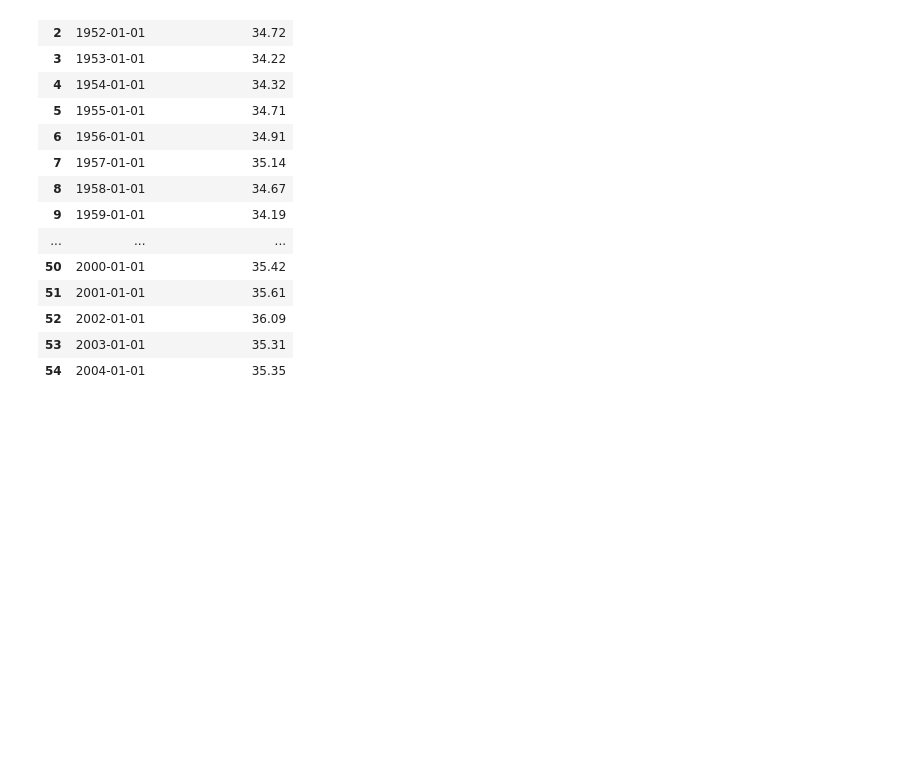
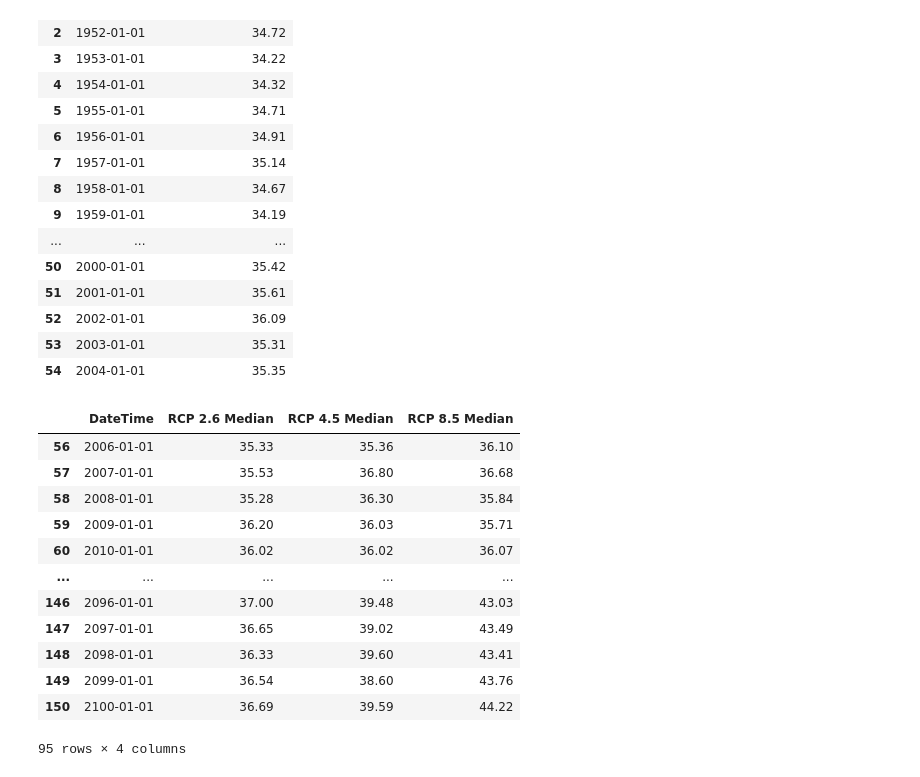
Before and after one commit to data301-2021-winter1/project-group70-project, a Jupyter notebook: notebooks/analysis3.ipynb, the cells around one changed output. Saved outputs shown, nothing was run; the diff lists cells and outputs as text; code cells hidden in the pictures; blank space fills up the shorter version.

```diff
--- a/notebooks/analysis3.ipynb
+++ b/notebooks/analysis3.ipynb
@@ -212,6 +213,38 @@ df
 | 52 | 2002-01-01 | 36.09 |
 | 53 | 2003-01-01 | 35.31 |
 | 54 | 2004-01-01 | 35.35 |
+# %%
+#chain for projected data
+import pandas as pd
+import numpy as np
+hottestday = pd.read_csv ('../data/raw/Hottest_Day.csv') # this a data file that gets loaded
+path = '../data/raw/Hottest_Day.csv'
+# Method chaining begins
+
+
+df = (
+   pd.read_csv(path)
+
+           [56:151]
+            .dropna(axis='columns',how='all')
+            .drop(columns=["RCP 8.5 Range (high)","RCP 8.5 Range (low)","RCP 4.5 Range (high)","RCP 4.5 Range (low)","RCP 2.6 Range (high)","RCP 2.6 Range (low)"])
+)
+
+df
+# %% [output]
+|  | DateTime | RCP 2.6 Median | RCP 4.5 Median | RCP 8.5 Median |
+| 56 | 2006-01-01 | 35.33 | 35.36 | 36.10 |
+| 57 | 2007-01-01 | 35.53 | 36.80 | 36.68 |
+| 58 | 2008-01-01 | 35.28 | 36.30 | 35.84 |
+| 59 | 2009-01-01 | 36.20 | 36.03 | 35.71 |
+| 60 | 2010-01-01 | 36.02 | 36.02 | 36.07 |
+| ... | ... | ... | ... | ... |
+| 146 | 2096-01-01 | 37.00 | 39.48 | 43.03 |
+| 147 | 2097-01-01 | 36.65 | 39.02 | 43.49 |
+| 148 | 2098-01-01 | 36.33 | 39.60 | 43.41 |
+| 149 | 2099-01-01 | 36.54 | 38.60 | 43.76 |
+| 150 | 2100-01-01 | 36.69 | 39.59 | 44.22 |
+95 rows × 4 columns
 # %%
 import pandas as pd
 
```
Also changed, not shown: parts of 2 cells of this notebook.
